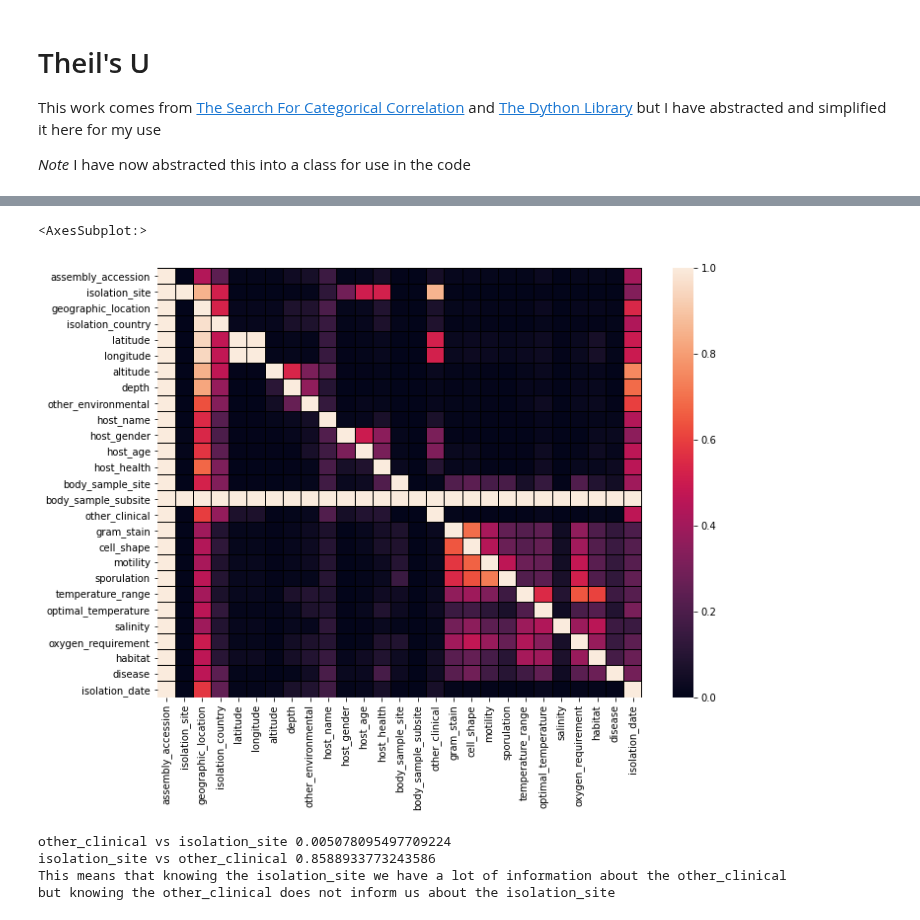
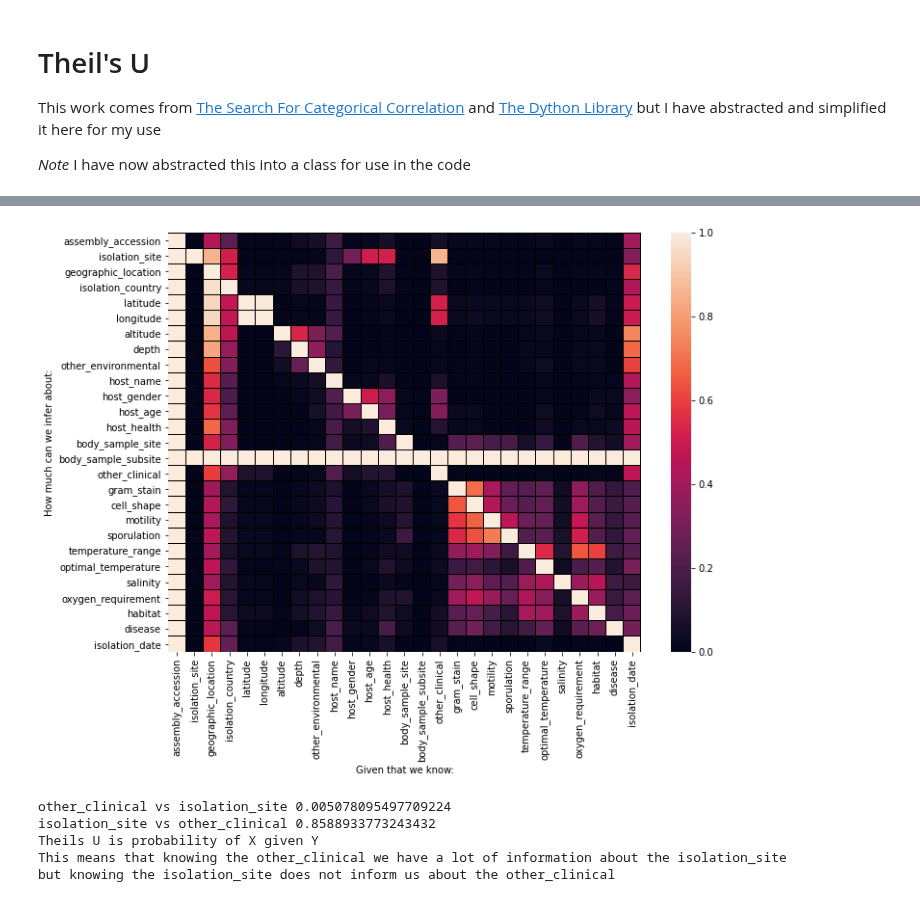
Before and after one commit to linsalrob/PhispyAnalysis, a Jupyter notebook: DataAnalysis/RAST Metadata Explorer.ipynb, the cells around one changed output, grey strips where cells are left out. Saved outputs shown, nothing was run; the diff lists cells and outputs as text; code cells hidden in the pictures.

Commit message:
Updating the analysis to add Theil's U

```diff
--- a/DataAnalysis/RAST Metadata Explorer.ipynb
+++ b/DataAnalysis/RAST Metadata Explorer.ipynb
@@ -214,7 +44,8 @@ if use_small_data:
     metadf = pd.read_csv("../small_data/patric_genome_metadata.tsv.gz", compression='gzip', header=0, delimiter="\t")
 else:
     metadf = pd.read_csv("../data/patric_genome_metadata.tsv.gz", compression='gzip', header=0, delimiter="\t")
-metadf['isolation_date'] = metadf.collection_date.apply(convert_date)
+dc = DateConverter()
+metadf['isolation_date'] = metadf.collection_date.apply(dc.convert_date)
 metadf = metadf.groupby('assembly_accession').first().reset_index()
 metadf['isolation_country'] = metadf['isolation_country'].replace('USA', 'United States')
 metadf['isolation_country'] = metadf['isolation_country'].replace('Ecully', 'France')
@@ -336,10 +117,11 @@ for i,j in enumerate(interesting_cols):
 # %%
 fig, ax = plt.subplots(nrows=1, ncols=1, figsize=(11, 8))
 # sns.heatmap(hmi, cmap='Blues', ax=ax)
-sns.heatmap(hmi, linecolor='k', linewidths=0.01, ax=ax)
+ax = sns.heatmap(hmi, linecolor='k', linewidths=0.01, ax=ax)
+t = ax.set_ylabel("How much can we infer about:")
+t = ax.set_xlabel("Given that we know:")
 # %% [output]
-<AxesSubplot:>
-[figure, old version]
+[figure, new version]
 # %%
 col1 = 'other_clinical'
 col2 = 'isolation_site'
@@ -350,13 +132,16 @@ print(f"{col1} vs {col2} {u1}")
 print(f"{col2} vs {col1} {u2}")
 
 if u1 > u2:
+    print("Theils U is probability of X given Y")
+    print(f"This means that knowing the {col2} we have a lot of information about the {col1} ")
+    print(f"but knowing the {col1} does not inform us about the {col2}")
+else:
+    print("Theils U is probability of X given Y")
     print(f"This means that knowing the {col1} we have a lot of information about the {col2} ")
     print(f"but knowing the {col2} does not inform us about the {col1}")
-else:
-    print(f"This means that knowing the {col2} we have a lot of information about the {col1} ")
-    print(f"but knowing the {col1} does not inform us about the {col2}")
 # %% [output]
 other_clinical vs isolation_site 0.005078095497709224
-isolation_site vs other_clinical 0.8588933773243586
-This means that knowing the isolation_site we have a lot of information about the other_clinical
-but knowing the other_clinical does not inform us about the isolation_site
+isolation_site vs other_clinical 0.8588933773243432
+Theils U is probability of X given Y
+This means that knowing the other_clinical we have a lot of information about the isolation_site
+but knowing the isolation_site does not inform us about the other_clinical
```
Also changed, not shown: parts of 17 cells of this notebook, 11 other files.
